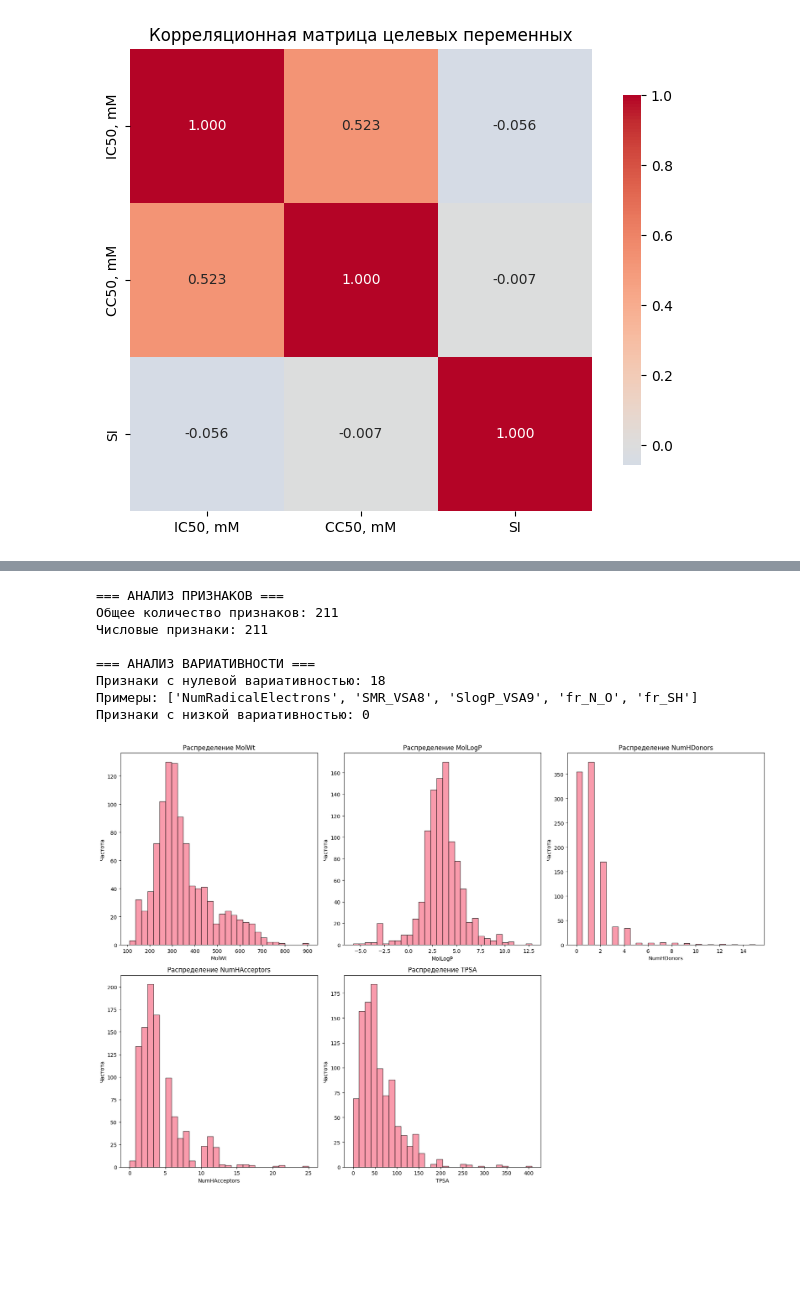
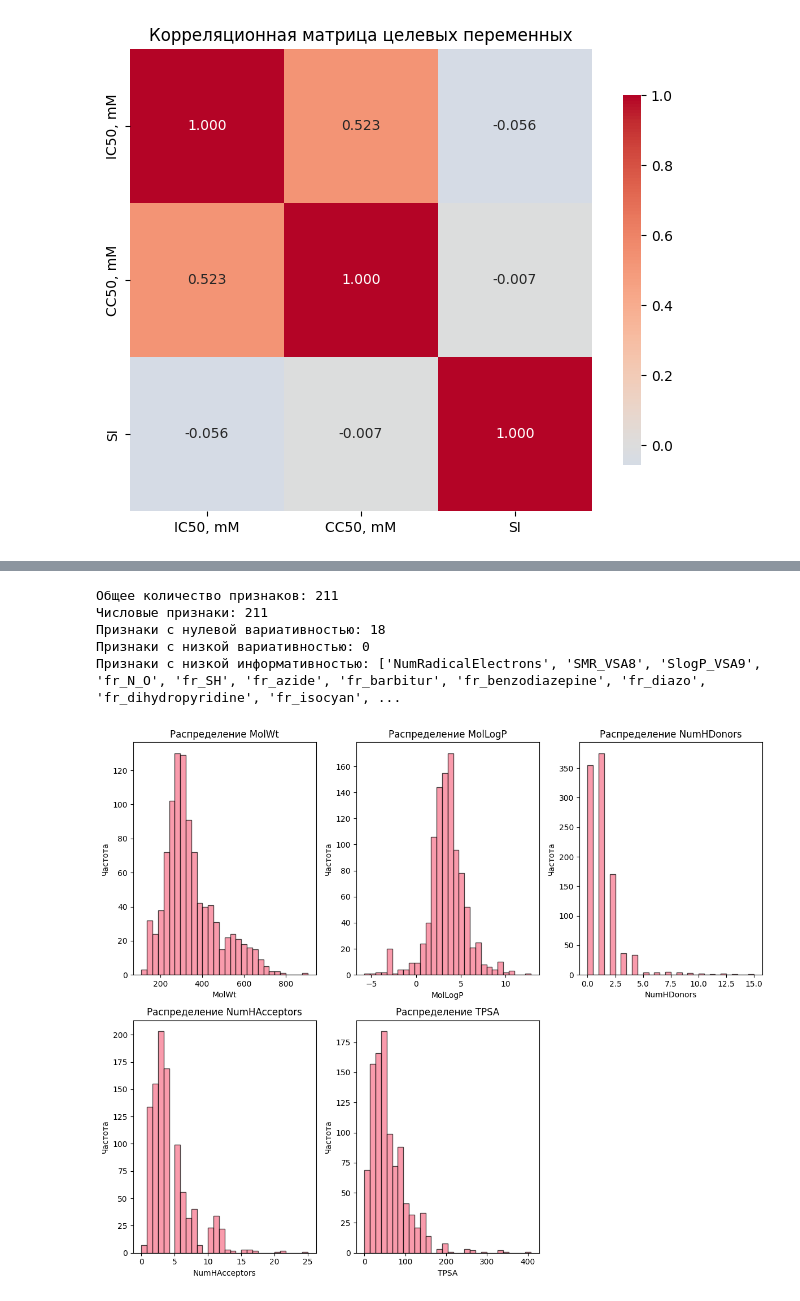
Before and after one commit to schwarzRabe/drug_activity_prediction, a Jupyter notebook: notebooks/01_eda.ipynb, the cells around one changed output, grey strips where cells are left out. Drawn from its saved outputs; the diff is of its cells as text; code cells hidden in the pictures; blank space fills up the shorter version.

```diff
--- a/notebooks/01_eda.ipynb
+++ b/notebooks/01_eda.ipynb
@@ -213,75 +225,62 @@ plt.show()
 # %%
+def analyze_features(df, target_cols):
 
-# =============================================================================
-# 3. АНАЛИЗ ПРИЗНАКОВ
-# =============================================================================
-
-def analyze_features(df, target_cols):
-    """Анализ молекулярных дескрипторов"""
-
-    # Отделение признаков от целевых переменных
+    # Отделяем признаки от целевых переменных
     feature_cols = [col for col in df.columns if col not in target_cols]
-
-    print("=== АНАЛИЗ ПРИЗНАКОВ ===")
     print(f"Общее количество признаков: {len(feature_cols)}")
 
     # Типы признаков
     numeric_features = df[feature_cols].select_dtypes(include=[np.number]).columns.tolist()
     print(f"Числовые признаки: {len(numeric_features)}")
 
-    # Анализ вариативности признаков
-    print("\n=== АНАЛИЗ ВАРИАТИВНОСТИ ===")
-
     # Признаки с нулевой вариативностью
     zero_var_features = []
     for col in numeric_features:
         if df[col].std() == 0:
             zero_var_features.append(col)
-
     print(f"Признаки с нулевой вариативностью: {len(zero_var_features)}")
-    if zero_var_features:
-        print("Примеры:", zero_var_features[:5])
 
     # Признаки с низкой вариативностью
     low_var_features = []
     for col in numeric_features:
-        if df[col].std() < 0.01 and df[col].std() > 0:
+        if 0 < df[col].std() < 0.01:
             low_var_features.append(col)
-
     print(f"Признаки с низкой вариативностью: {len(low_var_features)}")
 
-    # Распределение значений некоторых ключевых признаков
+    # Объединённый список "малополезных" признаков
+    low_info_features = zero_var_features + low_var_features
+    print(f"Признаки с низкой информативностью:", low_info_features)
+
+
+    # Распределение значений некоторых признаков
     key_features = ['MolWt', 'MolLogP', 'NumHDonors', 'NumHAcceptors', 'TPSA']
     available_key_features = [f for f in key_features if f in df.columns]
 
     if available_key_features:
-        fig, axes = plt.subplots(2, 3, figsize=(18, 12))
+        fig, axes = plt.subplots(2, 3, figsize=(12, 10))
         axes = axes.flatten()
 
         for i, feature in enumerate(available_key_features[:6]):
             if i < 6:
                 axes[i].hist(df[feature], bins=30, alpha=0.7, edgecolor='black')
                 axes[i].set_title(f'Распределение {feature}')
                 axes[i].set_xlabel(feature)
                 axes[i].set_ylabel('Частота')
 
         # Скрываем неиспользуемые подграфики
         for i in range(len(available_key_features), 6):
             axes[i].set_visible(False)
 
         plt.tight_layout()
         plt.show()
 
     return feature_cols, numeric_features
 
 feature_cols, numeric_features = analyze_features(df_cleaned, target_cols)
 # %% [output]
-=== АНАЛИЗ ПРИЗНАКОВ ===
 Общее количество признаков: 211
 Числовые признаки: 211
-
-=== АНАЛИЗ ВАРИАТИВНОСТИ ===
 Признаки с нулевой вариативностью: 18
-Примеры: ['NumRadicalElectrons', 'SMR_VSA8', 'SlogP_VSA9', 'fr_N_O', 'fr_SH']
 Признаки с низкой вариативностью: 0
+Признаки с низкой информативностью: ['NumRadicalElectrons', 'SMR_VSA8', 'SlogP_VSA9', 'fr_N_O', 'fr_SH', 'fr_azide', 'fr_barbitur', 'fr_benzodiazepine', 'fr_diazo', 'fr_dihydropyridine', 'fr_isocyan', ...
-[figure, old version]
+[figure, new version]
```
Also changed, not shown: parts of 22 cells of this notebook.
